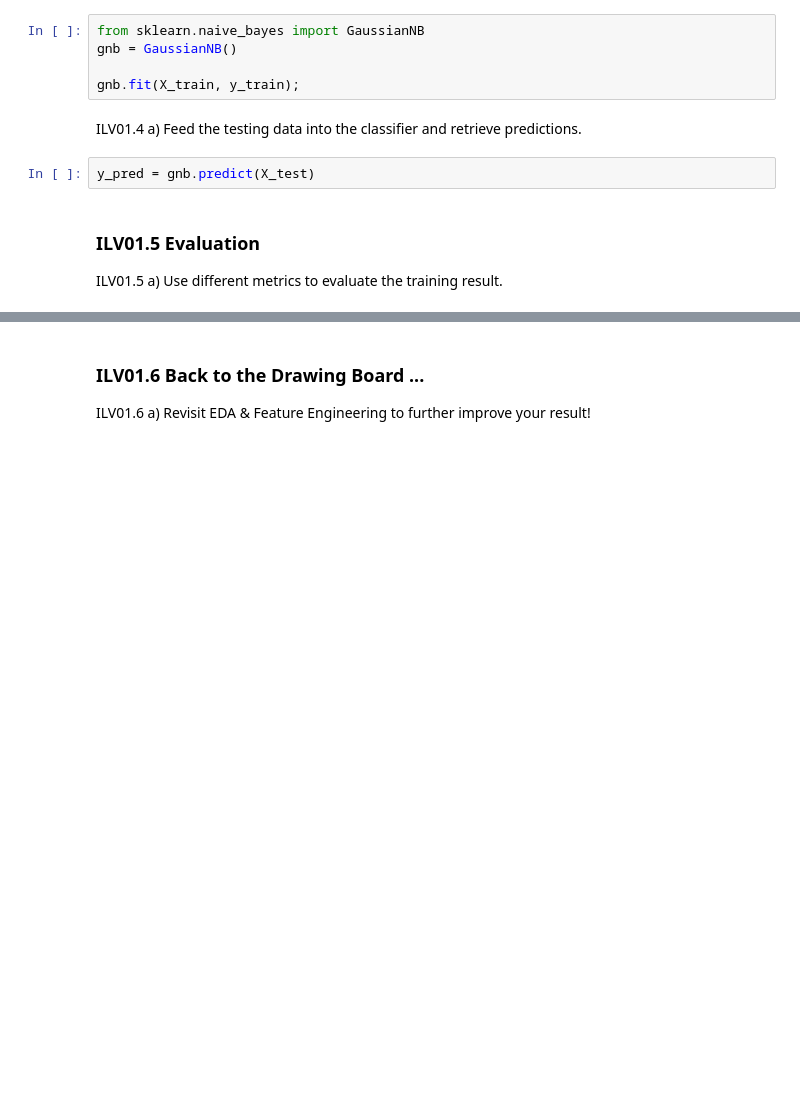
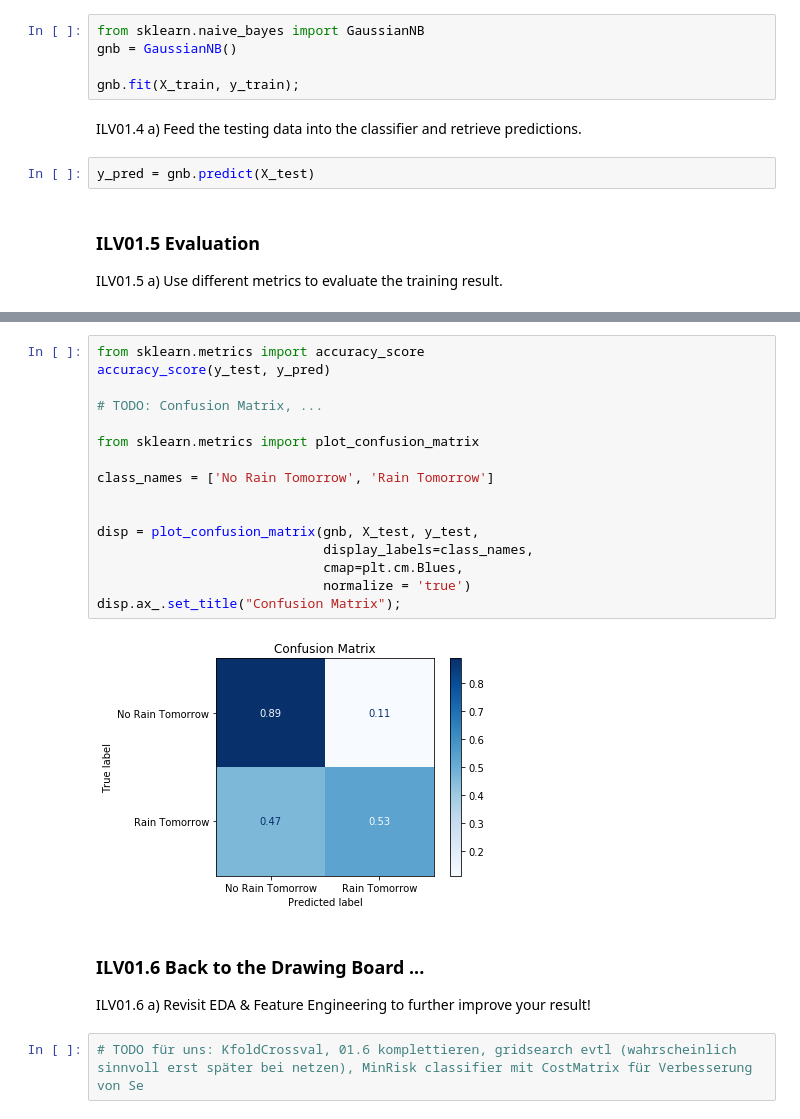
Before and after one commit to mschirl/machine-learning, a Jupyter notebook: ILV01.ipynb, the cells around one changed output, grey strips where cells are left out. Drawn from its saved outputs; the diff is of its cells as text; blank space fills up the shorter version.

```diff
--- a/ILV01.ipynb
+++ b/ILV01.ipynb
@@ -385,4 +414,24 @@ accuracy_score(y_test, y_pred)
+# %%
+from sklearn.metrics import accuracy_score
+accuracy_score(y_test, y_pred)
+
+# TODO: Confusion Matrix, ...
+
+from sklearn.metrics import plot_confusion_matrix
+
+class_names = ['No Rain Tomorrow', 'Rain Tomorrow']
+
+
+disp = plot_confusion_matrix(gnb, X_test, y_test,
+                             display_labels=class_names,
+                             cmap=plt.cm.Blues,
+                             normalize = 'true')
+disp.ax_.set_title("Confusion Matrix");
+# %% [output]
+[figure, added]
 # %% [markdown]
 ### ILV01.6 Back to the Drawing Board ...
 
 ILV01.6 a) Revisit EDA & Feature Engineering to further improve your result!
+# %%
+# TODO für uns: KfoldCrossval, 01.6 komplettieren, gridsearch evtl (wahrscheinlich sinnvoll erst später bei netzen), MinRisk classifier mit CostMatrix für Verbesserung von Se
```
Also changed, not shown: parts of 10 cells of this notebook.
